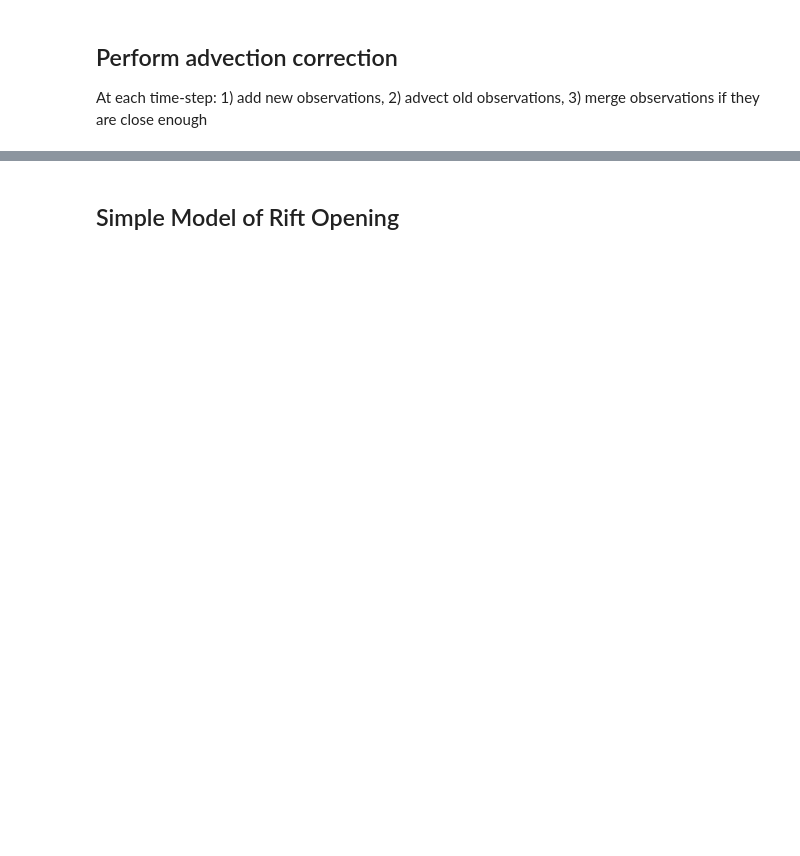
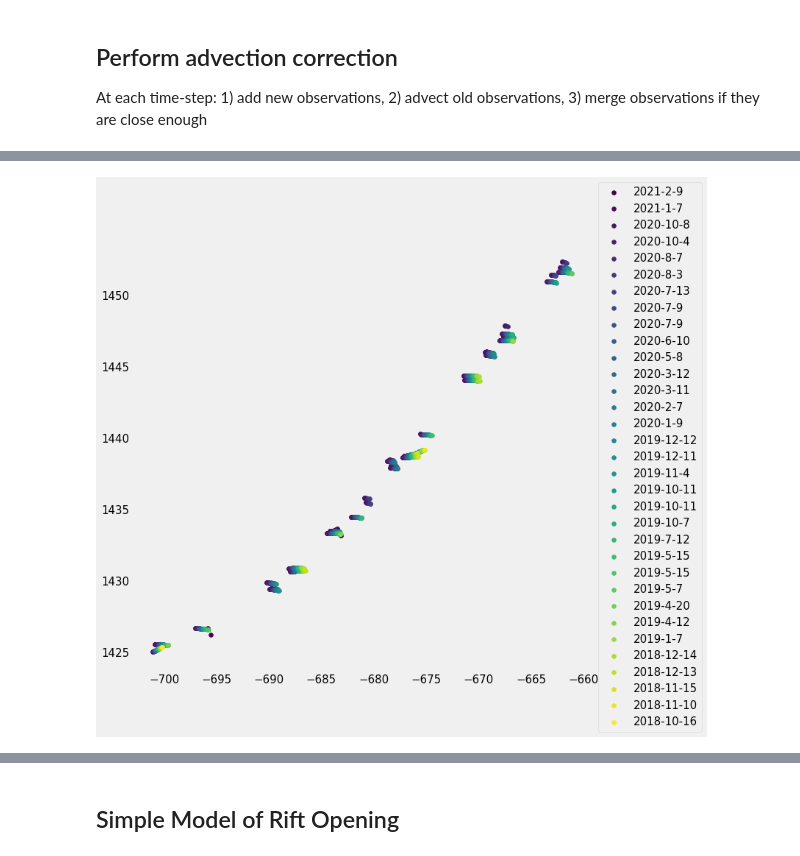
Before and after one commit to bradlipovsky/antarctic-rift-catalog, a Jupyter notebook: analyze_rift_measurements.ipynb, the cells around one changed output, grey strips where cells are left out. Saved outputs shown, nothing was run; the diff lists cells and outputs as text; code cells hidden in the pictures; blank space fills up the shorter version.

```diff
--- a/analyze_rift_measurements.ipynb
+++ b/analyze_rift_measurements.ipynb
@@ -203,7 +222,7 @@ A big assumption here is that we already have measured the orientation of the ri
 transformer = Transformer.from_crs("EPSG:3031", "EPSG:4326")
 geodesic = Geod(ellps='WGS84')
 
-rift_path = pickle.load( open( 'halloween.pickle', "rb" ) )
+rift_path = pickle.load( open( 'halloween_path.pickle', "rb" ) )
 riftx,rifty = np.array(rift_path.xy)
 
 def estimate_local_rift_orientation(pt,x,y):
@@ -243,3 +262,4 @@ actual_width = np.abs(np.sin(np.deg2rad(azimuth - ho['azimuth']))) * ho['width']
 ho['rift-angle'] = pd.Series(np.array(azimuth), index=ho.index)
 ho['rift-angle-xy'] = pd.Series(np.array(azimuth), index=ho.index)
 ho['actual-width'] = pd.Series(np.array(actual_width), index=ho.index)
+ho
@@ -247,8 +290,6 @@ ho['actual-width'] = pd.Series(np.array(actual_width), index=ho.index)
 ## Perform advection correction
 At each time-step: 1) add new observations, 2) advect old observations, 3) merge observations if they are close enough
 # %%
-# This version uses pandas in all its glory
-
 time_vector = np.sort(np.unique(ho.time))
 time_diff = np.diff(time_vector)
 list_of_state_vectors = []
@@ -257,7 +298,7 @@ seperation_list = []
 state_vector = pd.DataFrame({'x':np.array([]),'y':np.array([]),'w':np.array([]),
                              't':np.array([]),'a':np.array([])})
 
-for t,i in zip(time_vector,np.arange(len(time_vector))):
+for i,t in enumerate(time_vector):
     new_obs = ho[ho['time']==t]
     if i>0:
         dt = time_diff[i-1].total_seconds()/86400/365.25 # time step in years
@@ -270,14 +311,21 @@ for t,i in zip(time_vector,np.arange(len(time_vector))):
     # Update the locations of any previous measurements
     if t > min(time_vector):
 
-        vx_new = vx_interp(state_vector['x'],state_vector['y']).diagonal()
-        vy_new = vy_interp(state_vector['x'],state_vector['y']).diagonal()
+        vx_new = vx_interp(state_vector['x'],state_vector['y'])
+        vy_new = vy_interp(state_vector['x'],state_vector['y'])
 
         # Calculate strain rates
-        e11 = vx_x(state_vector['x'],state_vector['y']).diagonal()
-        e12 = ( vx_y(state_vector['x'],state_vector['y']).diagonal()
-              + vy_x(state_vector['x'],state_vector['y']).diagonal() ) / 2
-        e22 = vy_y(state_vector['x'],state_vector['y']).diagonal()
+        e11 =  vx_x(state_vector['x'],state_vector['y'])
+        e12 = (  vx_y(state_vector['x'],state_vector['y'])
+              +  vy_x(state_vector['x'],state_vector['y']) ) / 2
+        e22 =  vy_y(state_vector['x'],state_vector['y'])
+
+        if state_vector['x'].size > 1:
+            vx_new = np.diag( vx_new )
+            vy_new = np.diag( vy_new )
+            e11 = np.diag ( e11 )
+            e12 = np.diag ( e12 )
+            e22 = np.diag ( e22 )
 
         # Direction cosines of the rift
         dx1 = np.cos(state_vector['a'] * np.pi / 180 + np.pi/2)
@@ -294,5 +342,5 @@ for t,i in zip(time_vector,np.arange(len(time_vector))):
     # Add new observations
     add_this = new_obs.rename(columns={"x-centroid": "x", "y-centroid": "y", "width": "w",
                                        "time": "t", "rift-angle-xy": "a"})
-    state_vector = state_vector.append( add_this[["x", "y", "w", "t","a"]] )
+    state_vector = state_vector.append( add_this[["x", "y", "w", "t","a","h"]] )
     list_of_state_vectors.append(pd.DataFrame(state_vector))
@@ -299,14 +365,16 @@ for t,i in zip(time_vector,np.arange(len(time_vector))):
 # %%
 fig7,ax7 = plt.subplots(figsize=(10,10))
 color=iter(cm.viridis(np.linspace(0,1,len(list_of_state_vectors))))
 for item,t in zip(reversed(list_of_state_vectors),reversed(time_vector)):
     c=next(color)
     plt.scatter(item['x']/1e3,item['y']/1e3,color=c, label='%i-%i-%i'%(t.year,t.month,t.day))
 plt.legend(loc='center left', bbox_to_anchor=(1, 0.5))
 plt.grid()
-plt.xlim((-694,-691))
-plt.ylim((1426,1429))
+# plt.xlim((-694,-691))
+# plt.ylim((1426,1429))
 plt.show()
+# %% [output]
+[figure, added]
 # %%
 fig9,ax9 = plt.subplots(7, 6,sharex='all', sharey='all',figsize=(15,15))
 # fig9,ax9 = plt.subplots(7, 6,figsize=(15,15))
```
Also changed, not shown: parts of 23 cells of this notebook, 2 other files.
